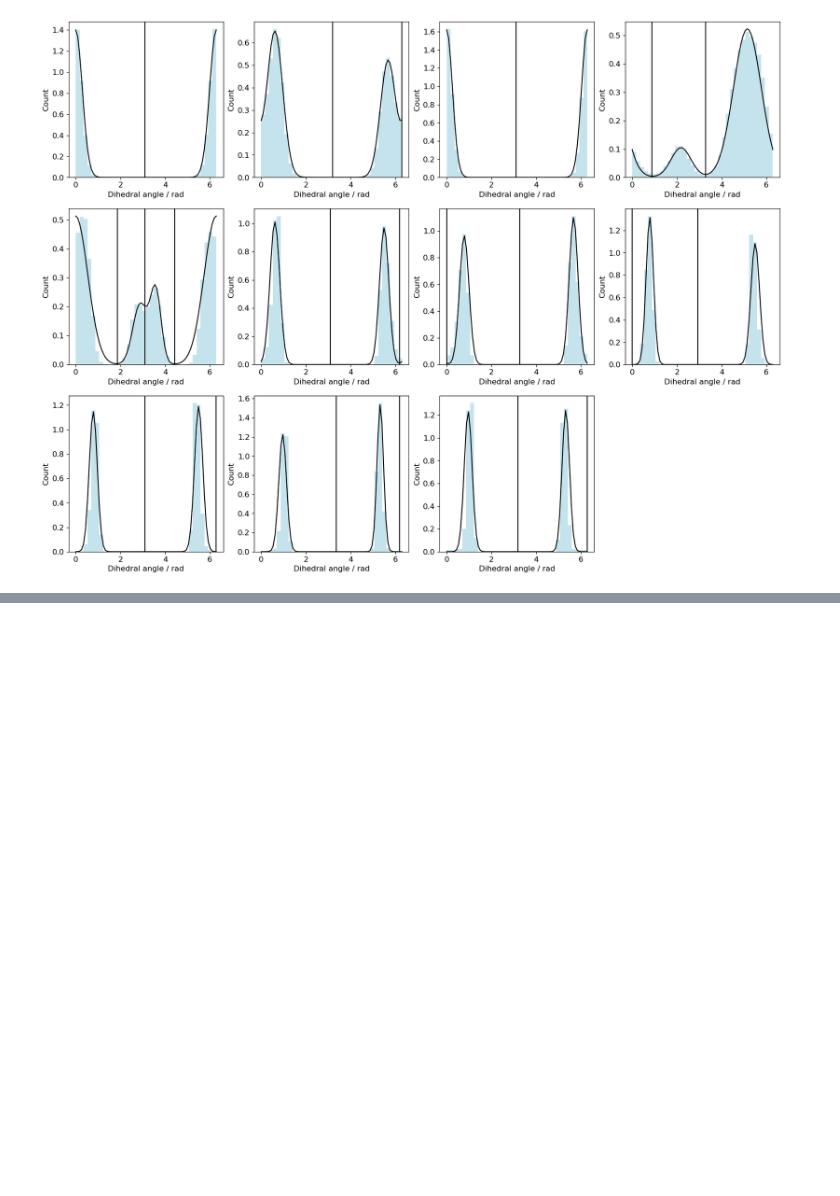
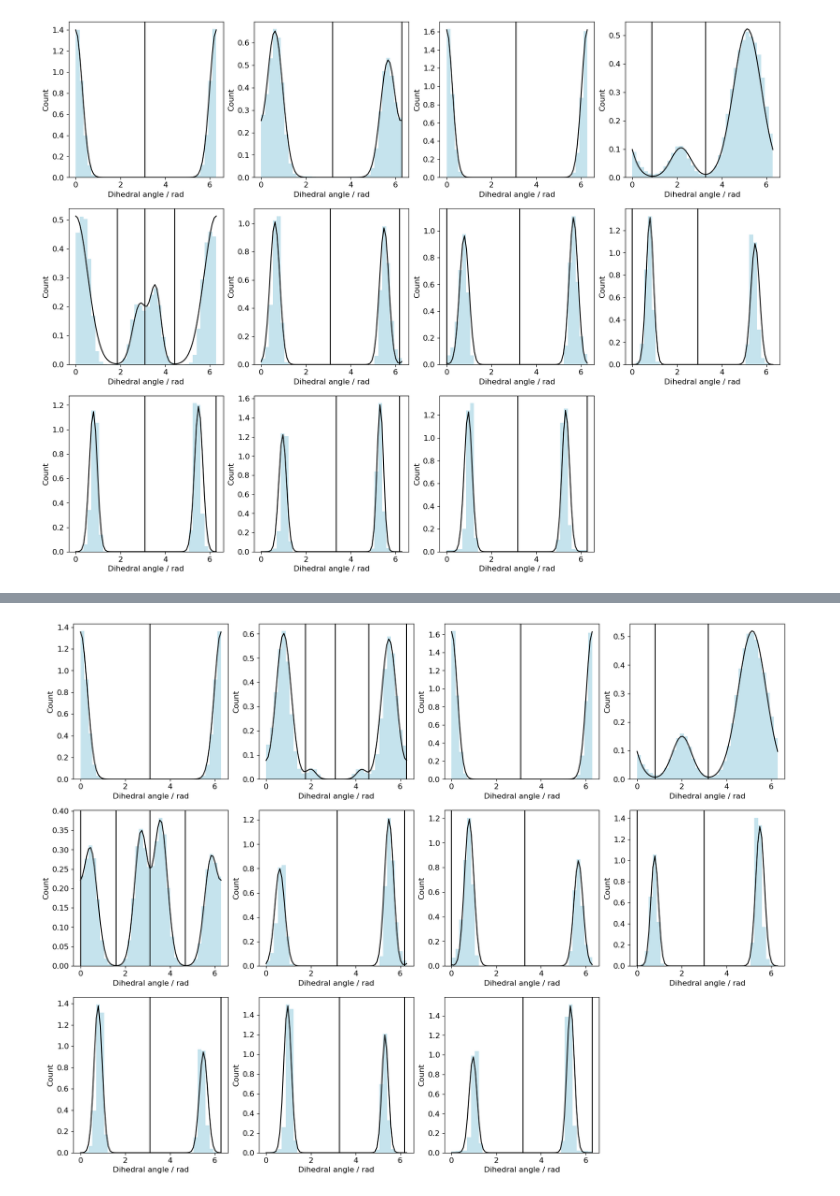
Before and after one commit to rinikerlab/TorsionAngularBinStrings, a Jupyter notebook: Demos/TestingNewAPI.ipynb, the cells around one changed output, grey strips where cells are left out. Drawn from its saved outputs; the diff is of its cells as text; code cells hidden in the pictures; blank space fills up the shorter version.

```diff
--- a/Demos/TestingNewAPI.ipynb
+++ b/Demos/TestingNewAPI.ipynb
@@ -101,0 +128,4 @@ torInfo2 = TorsionInfoList.WithCustomTorsions(mol, torInfo.indices, customProfil
+# %%
+torInfoWater = TorsionInfoList.WithCustomTorsions(mol, torInfo.indices, customProfilesWater, showFits=True, excludePeaks=1e-3, prominence=1e-3, mergePeaks=True)
+# %% [output]
+[figure, added]
```
Also changed, not shown: parts of 8 cells of this notebook.
